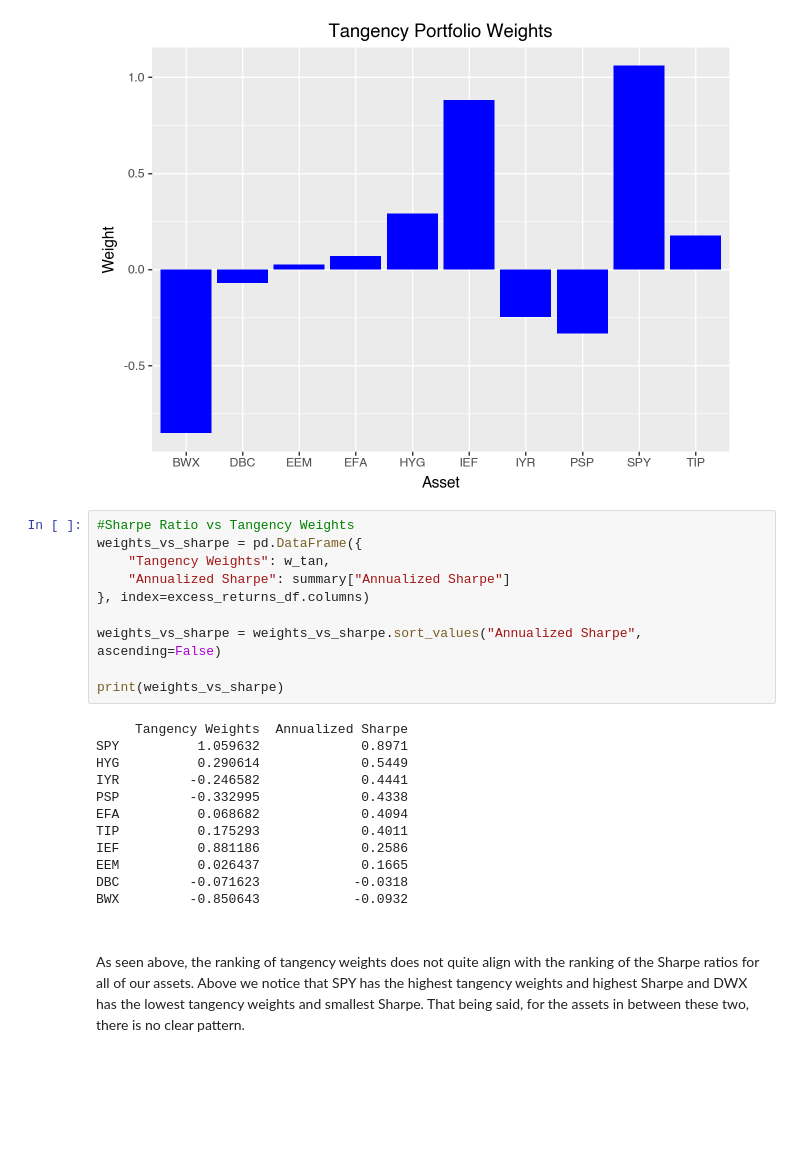
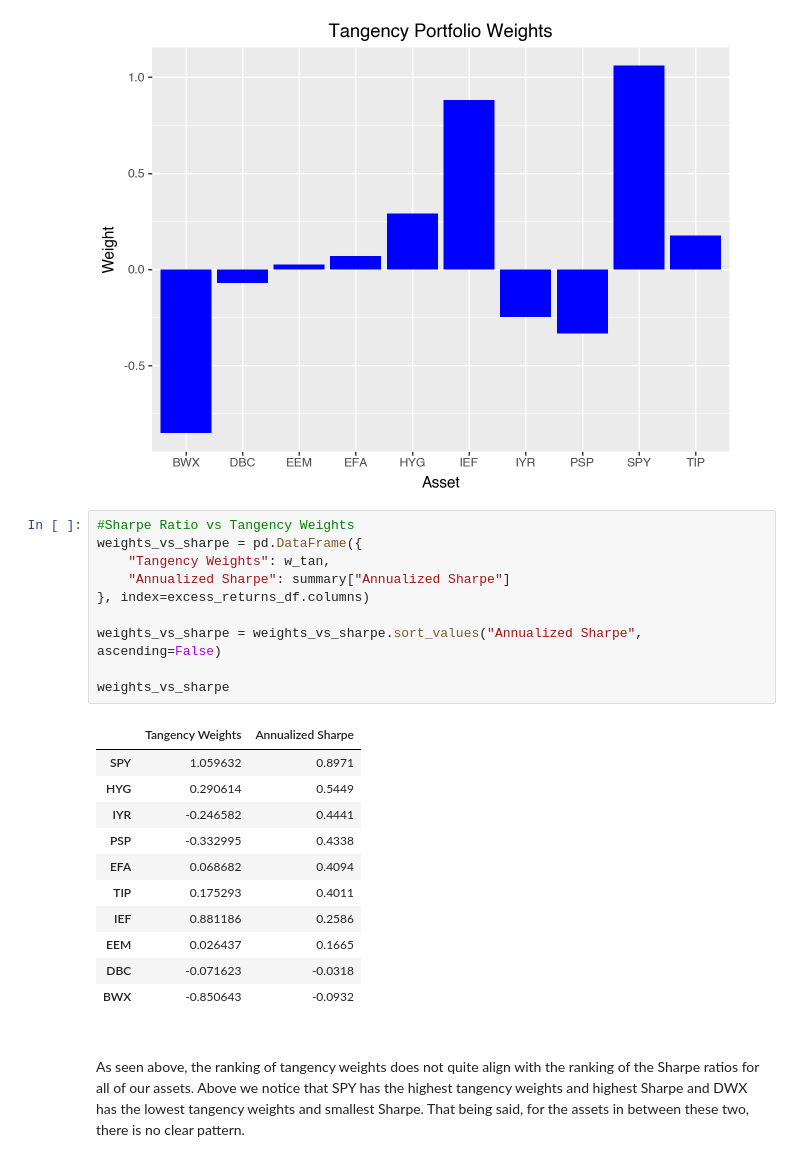
Before and after one commit to skajiyam/FINM-36700-Portfolio-and-Risk-Management, a Jupyter notebook: Harvard’s Endowment/2 Mean-Variance Optimization.ipynb, the cells around one changed output. Saved outputs shown, nothing was run; the diff lists cells and outputs as text; blank space fills up the shorter version.

```diff
--- a/Harvard’s Endowment/2 Mean-Variance Optimization.ipynb
+++ b/Harvard’s Endowment/2 Mean-Variance Optimization.ipynb
@@ -150,25 +150,25 @@ TIP                    0.175293
 # %%
 #Sharpe Ratio vs Tangency Weights
 weights_vs_sharpe = pd.DataFrame({
     "Tangency Weights": w_tan,
     "Annualized Sharpe": summary["Annualized Sharpe"]
 }, index=excess_returns_df.columns)
 
 weights_vs_sharpe = weights_vs_sharpe.sort_values("Annualized Sharpe", ascending=False)
 
-print(weights_vs_sharpe)
+weights_vs_sharpe
 # %% [output]
-     Tangency Weights  Annualized Sharpe
-SPY          1.059632             0.8971
-HYG          0.290614             0.5449
-IYR         -0.246582             0.4441
-PSP         -0.332995             0.4338
-EFA          0.068682             0.4094
-TIP          0.175293             0.4011
-IEF          0.881186             0.2586
-EEM          0.026437             0.1665
-DBC         -0.071623            -0.0318
-BWX         -0.850643            -0.0932
+|  | Tangency Weights | Annualized Sharpe |
+| SPY | 1.059632 | 0.8971 |
+| HYG | 0.290614 | 0.5449 |
+| IYR | -0.246582 | 0.4441 |
+| PSP | -0.332995 | 0.4338 |
+| EFA | 0.068682 | 0.4094 |
+| TIP | 0.175293 | 0.4011 |
+| IEF | 0.881186 | 0.2586 |
+| EEM | 0.026437 | 0.1665 |
+| DBC | -0.071623 | -0.0318 |
+| BWX | -0.850643 | -0.0932 |
 # %% [markdown]
 ####
 As seen above, the ranking of tangency weights does not quite align with the ranking of the Sharpe ratios for all of our assets. Above we notice that SPY has the highest tangency weights and highest Sharpe and DWX has the lowest tangency weights and smallest Sharpe. That being said, for the assets in between these two, there is no clear pattern.
```
Also changed, not shown: parts of 5 cells of this notebook, 1 other file.
